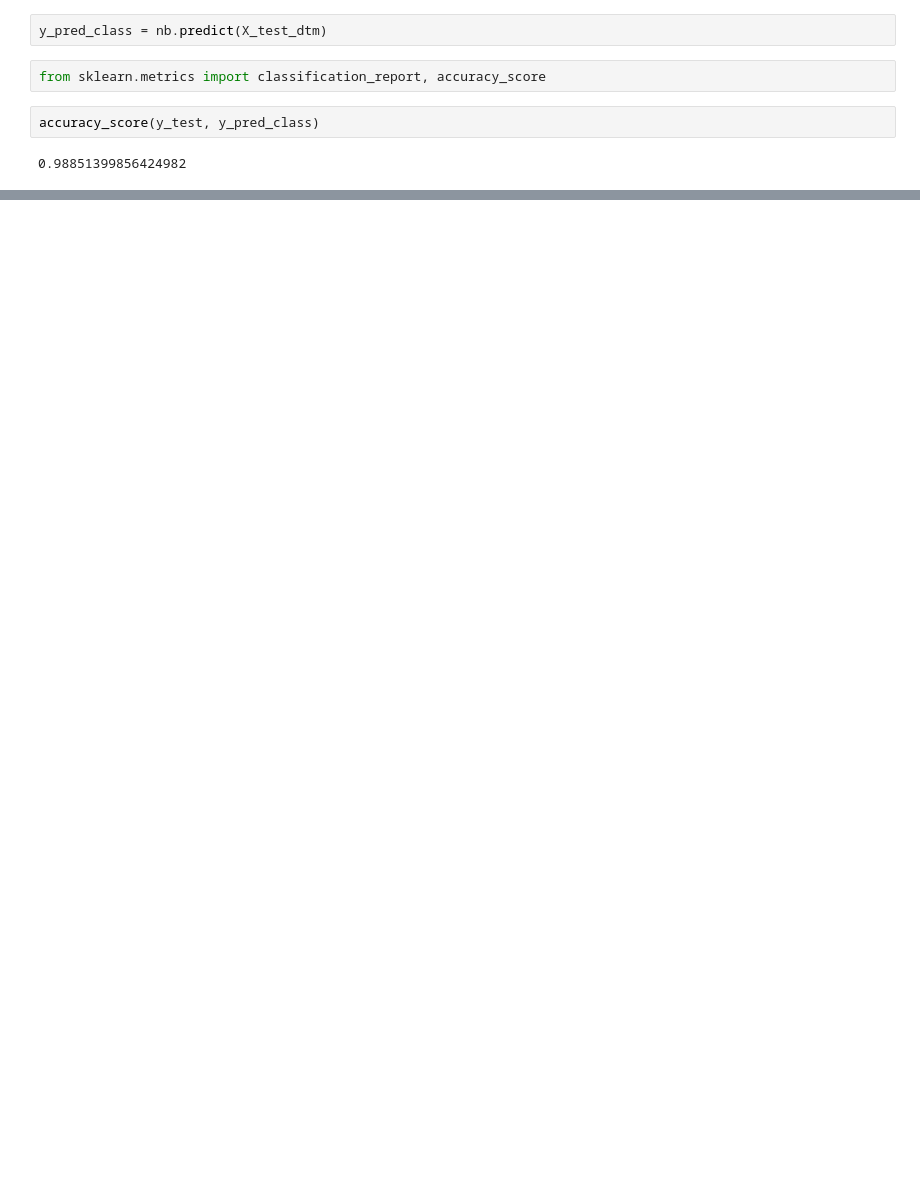
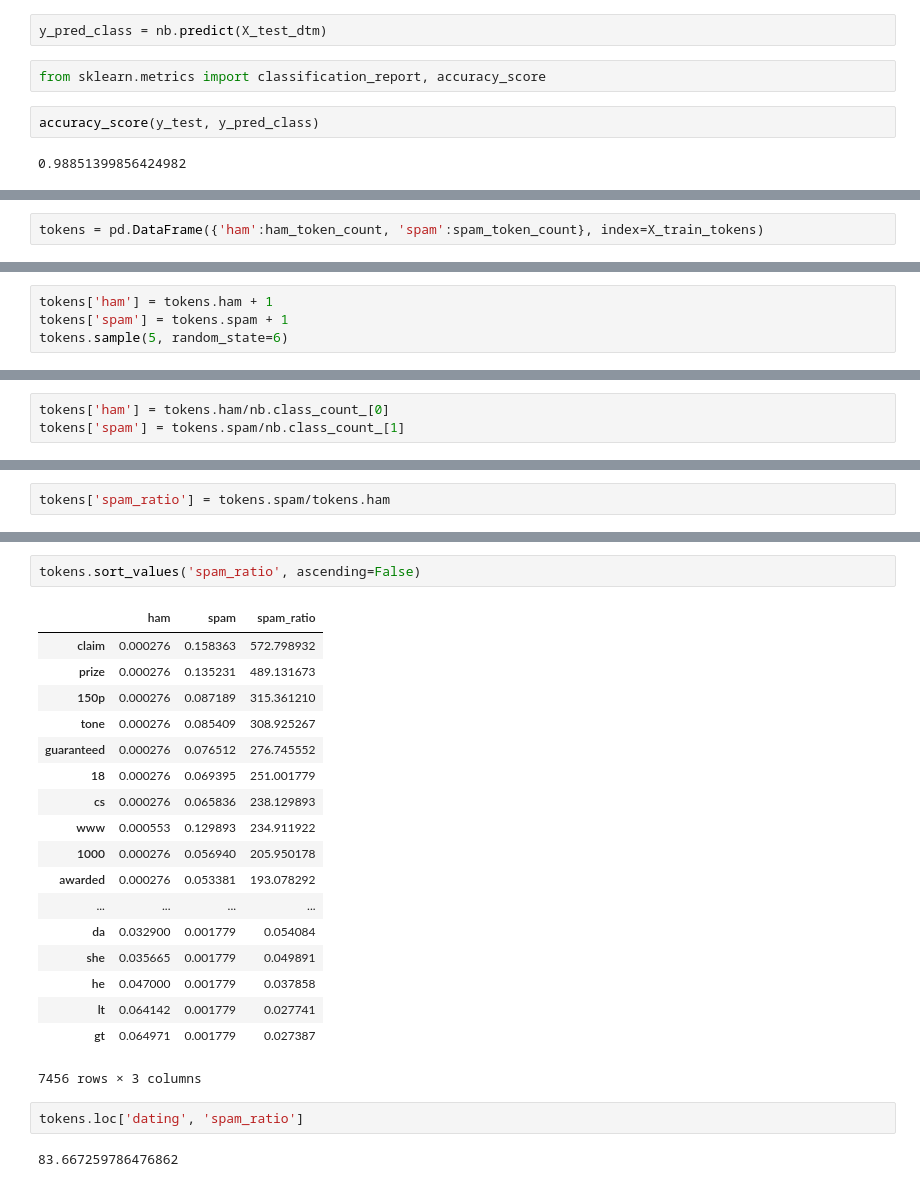
Before and after one commit to minimalgeek/Python, a Jupyter notebook: NLP/SciKit + Text machine learning.ipynb, the cells around one changed output, grey strips where cells are left out. Saved outputs shown, nothing was run; the diff lists cells and outputs as text; blank space fills up the shorter version.

```diff
--- a/NLP/SciKit + Text machine learning.ipynb
+++ b/NLP/SciKit + Text machine learning.ipynb
@@ -257,0 +401,2 @@ accuracy_score(y_test, y_pred_class)
+# %%
+tokens = pd.DataFrame({'ham':ham_token_count, 'spam':spam_token_count}, index=X_train_tokens)
@@ -257,0 +425,4 @@ accuracy_score(y_test, y_pred_class)
+# %%
+tokens['ham'] = tokens.ham + 1
+tokens['spam'] = tokens.spam + 1
+tokens.sample(5, random_state=6)
@@ -257,0 +436,3 @@ accuracy_score(y_test, y_pred_class)
+# %%
+tokens['ham'] = tokens.ham/nb.class_count_[0]
+tokens['spam'] = tokens.spam/nb.class_count_[1]
@@ -257,0 +448,2 @@ accuracy_score(y_test, y_pred_class)
+# %%
+tokens['spam_ratio'] = tokens.spam/tokens.ham
@@ -257,0 +459,25 @@ accuracy_score(y_test, y_pred_class)
+# %%
+tokens.sort_values('spam_ratio', ascending=False)
+# %% [output]
+|  | ham | spam | spam_ratio |
+| claim | 0.000276 | 0.158363 | 572.798932 |
+| prize | 0.000276 | 0.135231 | 489.131673 |
+| 150p | 0.000276 | 0.087189 | 315.361210 |
+| tone | 0.000276 | 0.085409 | 308.925267 |
+| guaranteed | 0.000276 | 0.076512 | 276.745552 |
+| 18 | 0.000276 | 0.069395 | 251.001779 |
+| cs | 0.000276 | 0.065836 | 238.129893 |
+| www | 0.000553 | 0.129893 | 234.911922 |
+| 1000 | 0.000276 | 0.056940 | 205.950178 |
+| awarded | 0.000276 | 0.053381 | 193.078292 |
+| ... | ... | ... | ... |
+| da | 0.032900 | 0.001779 | 0.054084 |
+| she | 0.035665 | 0.001779 | 0.049891 |
+| he | 0.047000 | 0.001779 | 0.037858 |
+| lt | 0.064142 | 0.001779 | 0.027741 |
+| gt | 0.064971 | 0.001779 | 0.027387 |
+7456 rows × 3 columns
+# %%
+tokens.loc['dating', 'spam_ratio']
+# %% [output]
+83.667259786476862
```
Also changed, not shown: parts of 32 cells of this notebook.
